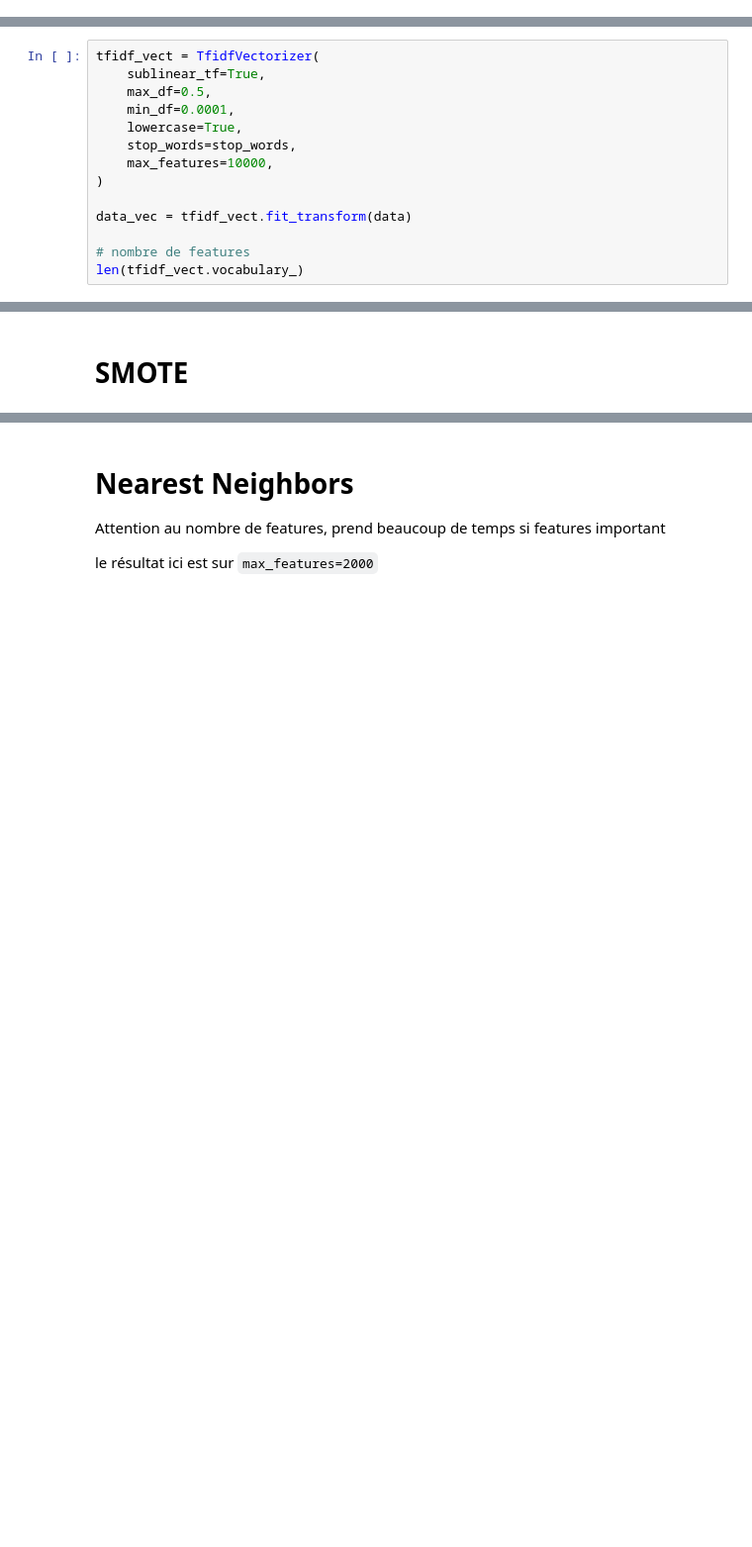
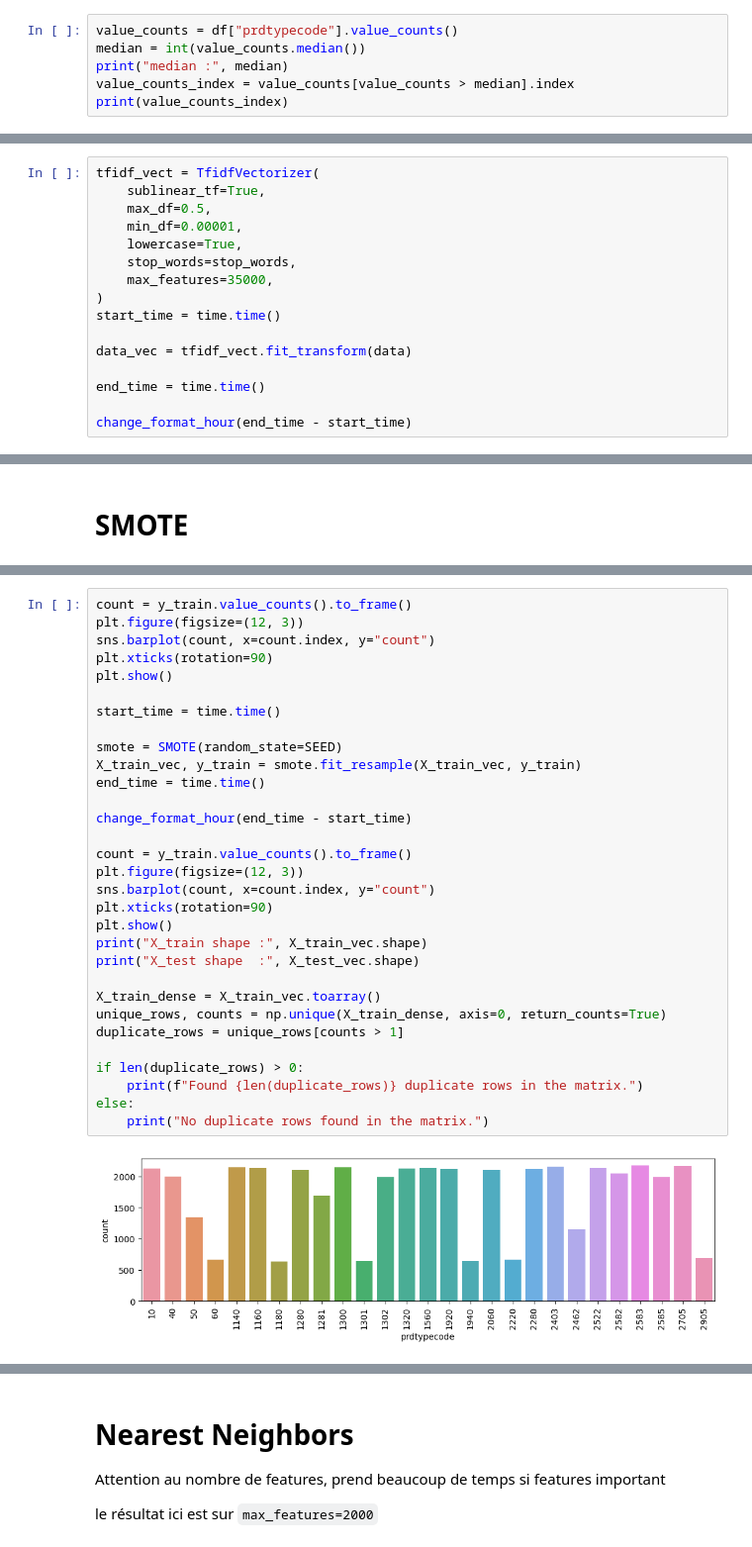
Before and after one commit to DataScientest-Studio/fev24_bds_rakuten, a Jupyter notebook: notebooks/02-rava-tokenisation.ipynb, the cells around one changed output, grey strips where cells are left out. Shown at 99% size. Saved outputs shown, nothing was run; the diff lists cells and outputs as text; blank space fills up the shorter version.

```diff
--- a/notebooks/02-rava-tokenisation.ipynb
+++ b/notebooks/02-rava-tokenisation.ipynb
@@ -44,0 +86,6 @@ target = df["prdtypecode"]
+# %%
+value_counts = df["prdtypecode"].value_counts()
+median = int(value_counts.median())
+print("median :", median)
+value_counts_index = value_counts[value_counts > median].index
+print(value_counts_index)
@@ -64,14 +135,16 @@ Voilà les principaux paramètres à prendre en compte pour cette tâche de clas
 tfidf_vect = TfidfVectorizer(
     sublinear_tf=True,
     max_df=0.5,
-    min_df=0.0001,
+    min_df=0.00001,
     lowercase=True,
     stop_words=stop_words,
-    max_features=10000,
+    max_features=35000,
 )
+start_time = time.time()
 
 data_vec = tfidf_vect.fit_transform(data)
 
-# nombre de features
-len(tfidf_vect.vocabulary_)
+end_time = time.time()
+
+change_format_hour(end_time - start_time)
 # %% [output]
@@ -111,0 +167,33 @@ plt.show()
+# %%
+count = y_train.value_counts().to_frame()
+plt.figure(figsize=(12, 3))
+sns.barplot(count, x=count.index, y="count")
+plt.xticks(rotation=90)
+plt.show()
+
+start_time = time.time()
+
+smote = SMOTE(random_state=SEED)
+X_train_vec, y_train = smote.fit_resample(X_train_vec, y_train)
+end_time = time.time()
+
+change_format_hour(end_time - start_time)
+
+count = y_train.value_counts().to_frame()
+plt.figure(figsize=(12, 3))
+sns.barplot(count, x=count.index, y="count")
+plt.xticks(rotation=90)
+plt.show()
+print("X_train shape :", X_train_vec.shape)
+print("X_test shape  :", X_test_vec.shape)
+
+X_train_dense = X_train_vec.toarray()
+unique_rows, counts = np.unique(X_train_dense, axis=0, return_counts=True)
+duplicate_rows = unique_rows[counts > 1]
+
+if len(duplicate_rows) > 0:
+    print(f"Found {len(duplicate_rows)} duplicate rows in the matrix.")
+else:
+    print("No duplicate rows found in the matrix.")
+# %% [output]
+[figure, added]
```
Also changed, not shown: parts of 30 cells of this notebook.
